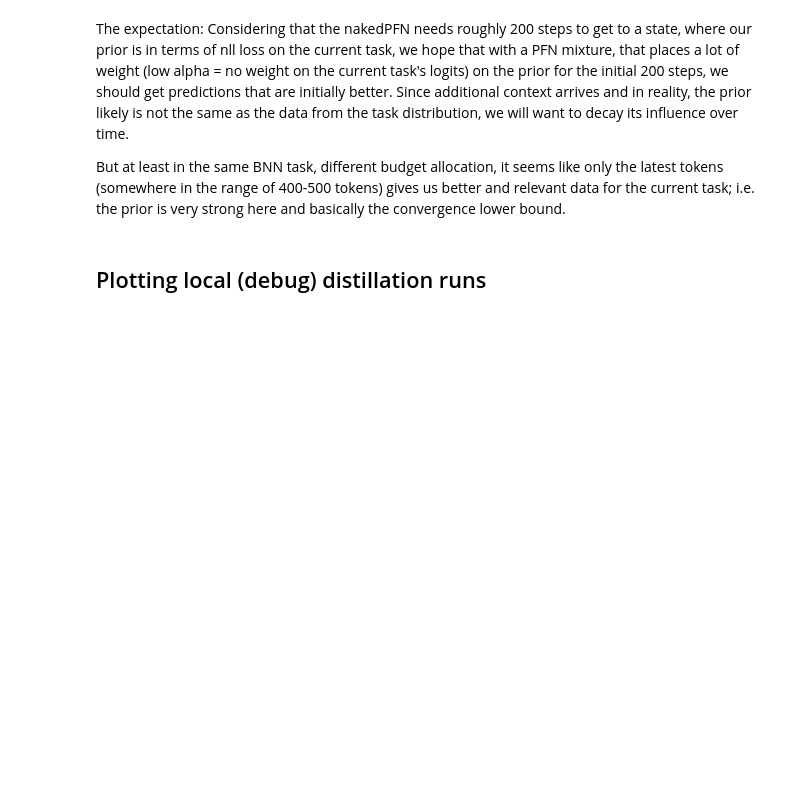
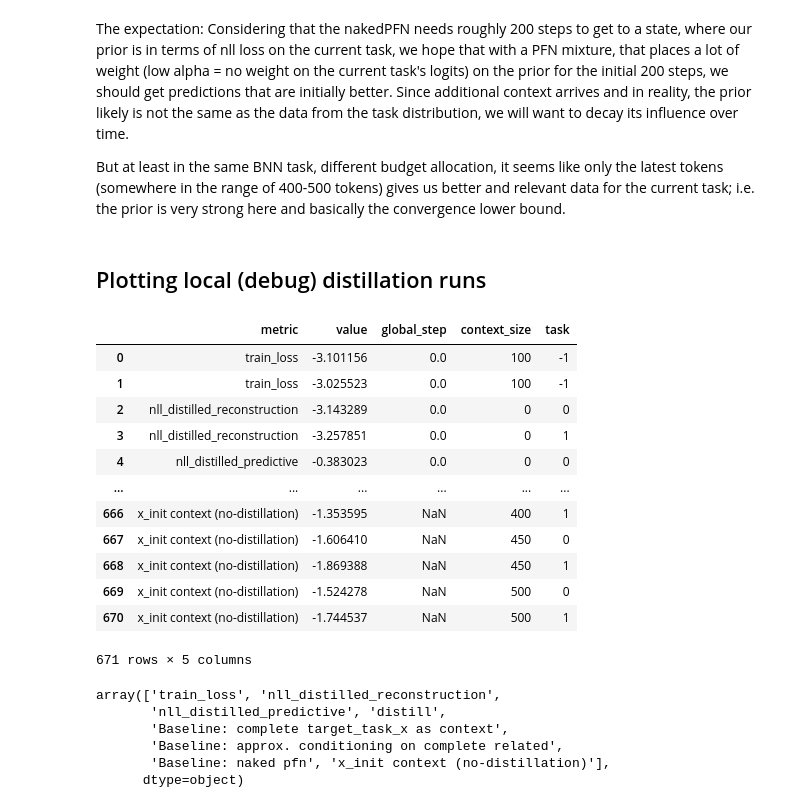
Before and after one commit to timruhkopf/ExperiencedFT-PFNs, a Jupyter notebook: src/plots/demo_results.ipynb, the cells around one changed output. Saved outputs shown, nothing was run; the diff lists cells and outputs as text; code cells hidden in the pictures; blank space fills up the shorter version.

```diff
--- a/src/plots/demo_results.ipynb
+++ b/src/plots/demo_results.ipynb
@@ -99,0 +114,26 @@ file_path = ROOT / 'output/base/999_a071c78_pfn_mixture_sanity_same_seed_42'
+# %%
+df = logger.dataframe
+df
+# %% [output]
+|  | metric | value | global_step | context_size | task |
+| 0 | train_loss | -3.101156 | 0.0 | 100 | -1 |
+| 1 | train_loss | -3.025523 | 0.0 | 100 | -1 |
+| 2 | nll_distilled_reconstruction | -3.143289 | 0.0 | 0 | 0 |
+| 3 | nll_distilled_reconstruction | -3.257851 | 0.0 | 0 | 1 |
+| 4 | nll_distilled_predictive | -0.383023 | 0.0 | 0 | 0 |
+| ... | ... | ... | ... | ... | ... |
+| 666 | x_init context (no-distillation) | -1.353595 | NaN | 400 | 1 |
+| 667 | x_init context (no-distillation) | -1.606410 | NaN | 450 | 0 |
+| 668 | x_init context (no-distillation) | -1.869388 | NaN | 450 | 1 |
+| 669 | x_init context (no-distillation) | -1.524278 | NaN | 500 | 0 |
+| 670 | x_init context (no-distillation) | -1.744537 | NaN | 500 | 1 |
+671 rows × 5 columns
+# %%
+df['metric'].unique()
+# %% [output]
+array(['train_loss', 'nll_distilled_reconstruction',
+       'nll_distilled_predictive', 'distill',
+       'Baseline: complete target_task_x as context',
+       'Baseline: approx. conditioning on complete related',
+       'Baseline: naked pfn', 'x_init context (no-distillation)'],
+      dtype=object)
```
Also changed, not shown: parts of 8 cells of this notebook, 2 other files.
